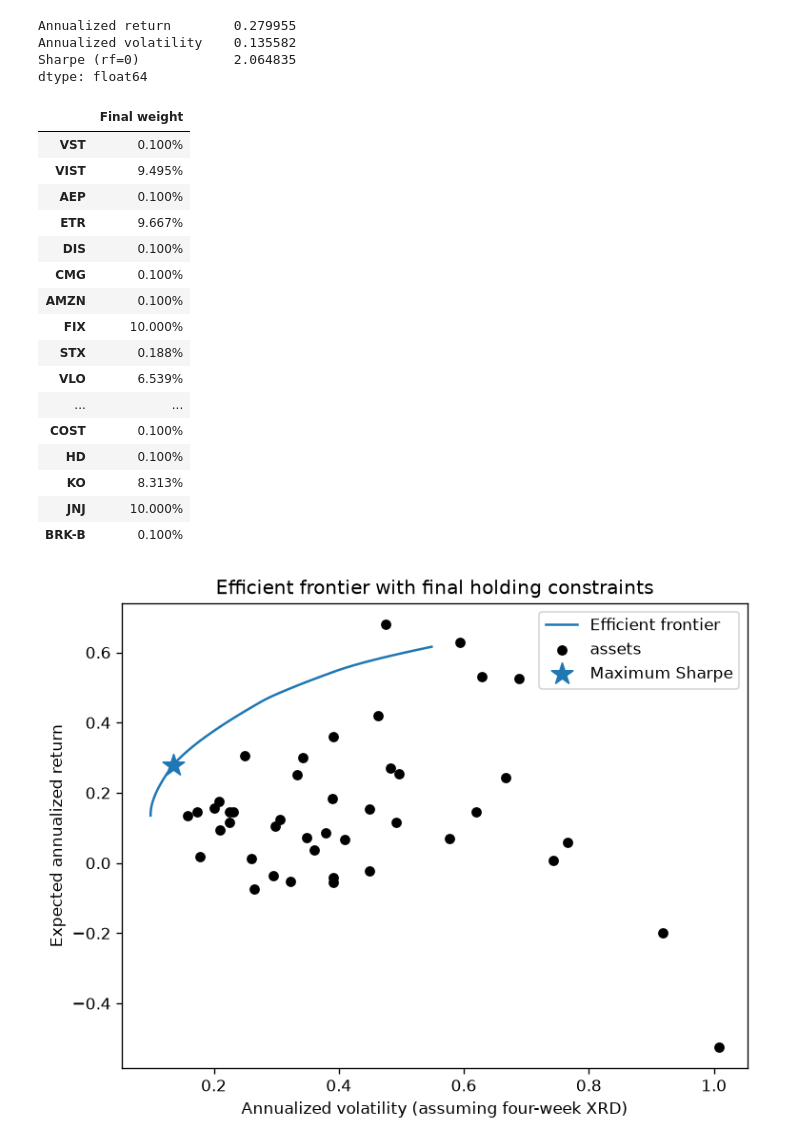
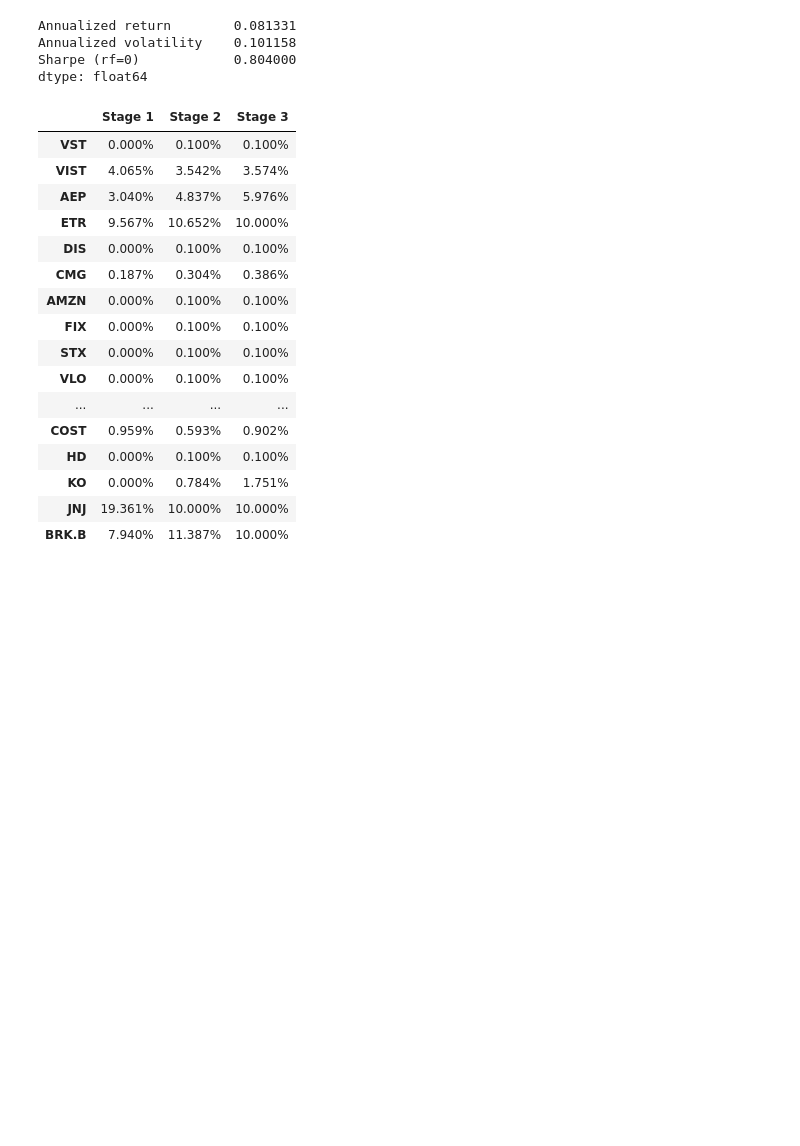
Before and after one commit to yichenmengrobin/port_mgmt_proj, a Jupyter notebook: notebooks/optimization.ipynb, the cells around one changed output. Saved outputs shown, nothing was run; the diff lists cells and outputs as text; code cells hidden in the pictures; blank space fills up the shorter version.

Commit message:
fixed notebook with expected returns

```diff
--- a/notebooks/optimization.ipynb
+++ b/notebooks/optimization.ipynb
@@ -40,8 +38,15 @@ Expected returns are annualized geometric time-weighted returns: $\mu_i = [\prod
 # %%
-returns = pd.read_csv(data_path.parent / "stagger_3_returns.csv", index_col="date")
-r = returns[xrd_mat.index]
-mu = (1 + r).prod() ** (13 / r.count()) - 1
+expected_returns = pd.read_csv(
+    data_path.parent / "september4_expected_returns.csv", index_col="ticker"
+)["expected_return_percent"] / 100
+xrd_mat = xrd_mat.rename(index={"BRK-B": "BRK.B"}, columns={"BRK-B": "BRK.B"})
+tickers = xrd_mat.index.intersection(expected_returns.index, sort=False)
+missing = expected_returns.index.difference(xrd_mat.index, sort=False)
+print(f"Using {len(tickers)} stocks. Missing covariance: {', '.join(missing)}")
+
+xrd_mat = xrd_mat.loc[tickers, tickers]
+mu = expected_returns.loc[tickers]
 annual_cov = 13 * xrd_mat  # Assumes XRD contains four-week covariance.
 
-display(mu.rename("Annualized geometric return"))
+display(mu.rename("Expected annual return"))
 # %% [output]
@@ -108,6 +106,7 @@ lower = pd.Series(0.0, index=mu.index)
 upper = pd.Series(1.0, index=mu.index)
 weights = pd.Series(ef.weights, index=mu.index)
 runs = []
+stage_weights = {"Stage 1": weights.copy()}
 
 for run in range(2 * len(mu) + 1):
     below = weights < 0.001 - 1e-7
@@ -119,28 +118,21 @@ for run in range(2 * len(mu) + 1):
     constrained_ef = EfficientFrontier(mu, annual_cov, weight_bounds=list(zip(lower, upper)))
     constrained_ef.max_sharpe(risk_free_rate=0)
     weights = pd.Series(constrained_ef.weights, index=mu.index)
+    stage_weights[f"Stage {run + 2}"] = weights.copy()
     ret, vol, sharpe = constrained_ef.portfolio_performance(risk_free_rate=0)
-    runs.append({"Rerun": run + 1, "Minimum weight": weights.min(),
+    runs.append({"Stage": run + 2, "Minimum weight": weights.min(),
                  "Maximum weight": weights.max(), "Sharpe (rf=0)": sharpe})
 else:
     raise RuntimeError("Holding limits did not converge")
 
 if runs:
-    display(pd.DataFrame(runs).set_index("Rerun"))
-    plotting.plot_efficient_frontier(
-        EfficientFrontier(mu, annual_cov, weight_bounds=list(zip(lower, upper)))
-    )
-    plt.scatter(vol, ret, marker="*", s=200, label="Maximum Sharpe")
-    plt.title("Efficient frontier with final holding constraints")
-    plt.xlabel("Annualized volatility (assuming four-week XRD)")
-    plt.ylabel("Expected annualized return")
-    plt.legend()
-    plt.show()
+    display(pd.DataFrame(runs).set_index("Stage"))
     display(pd.Series({"Annualized return": ret, "Annualized volatility": vol,
                        "Sharpe (rf=0)": sharpe}))
 else:
-    print("First-run holdings already meet the limits; no rerun needed.")
+    print("Stage 1 holdings already meet the limits.")
 
-display(weights.rename("Final weight").to_frame().style.format("{:.3%}"))
+weights_by_stage = pd.DataFrame(stage_weights)
+display(weights_by_stage.style.format("{:.3%}"))
 # %% [output]
 |  | Minimum weight | Maximum weight | Sharpe (rf=0) |
@@ -149,22 +142,21 @@ display(weights.rename("Final weight").to_frame().style.format("{:.3%}"))
-Annualized return        0.279955
-Annualized volatility    0.135582
-Sharpe (rf=0)            2.064835
+Annualized return        0.081331
+Annualized volatility    0.101158
+Sharpe (rf=0)            0.804000
 dtype: float64
-|  | Final weight |
-| VST | 0.100% |
-| VIST | 9.495% |
-| AEP | 0.100% |
-| ETR | 9.667% |
-| DIS | 0.100% |
-| CMG | 0.100% |
-| AMZN | 0.100% |
-| FIX | 10.000% |
-| STX | 0.188% |
-| VLO | 6.539% |
-| ... | ... |
-| COST | 0.100% |
-| HD | 0.100% |
-| KO | 8.313% |
-| JNJ | 10.000% |
-| BRK-B | 0.100% |
+|  | Stage 1 | Stage 2 | Stage 3 |
+| VST | 0.000% | 0.100% | 0.100% |
+| VIST | 4.065% | 3.542% | 3.574% |
+| AEP | 3.040% | 4.837% | 5.976% |
+| ETR | 9.567% | 10.652% | 10.000% |
+| DIS | 0.000% | 0.100% | 0.100% |
+| CMG | 0.187% | 0.304% | 0.386% |
+| AMZN | 0.000% | 0.100% | 0.100% |
+| FIX | 0.000% | 0.100% | 0.100% |
+| STX | 0.000% | 0.100% | 0.100% |
+| VLO | 0.000% | 0.100% | 0.100% |
+| ... | ... | ... | ... |
+| COST | 0.959% | 0.593% | 0.902% |
+| HD | 0.000% | 0.100% | 0.100% |
+| KO | 0.000% | 0.784% | 1.751% |
+| JNJ | 19.361% | 10.000% | 10.000% |
+| BRK.B | 7.940% | 11.387% | 10.000% |
-[figure, removed]
```
Also changed, not shown: parts of 4 cells of this notebook, 1 other file.
